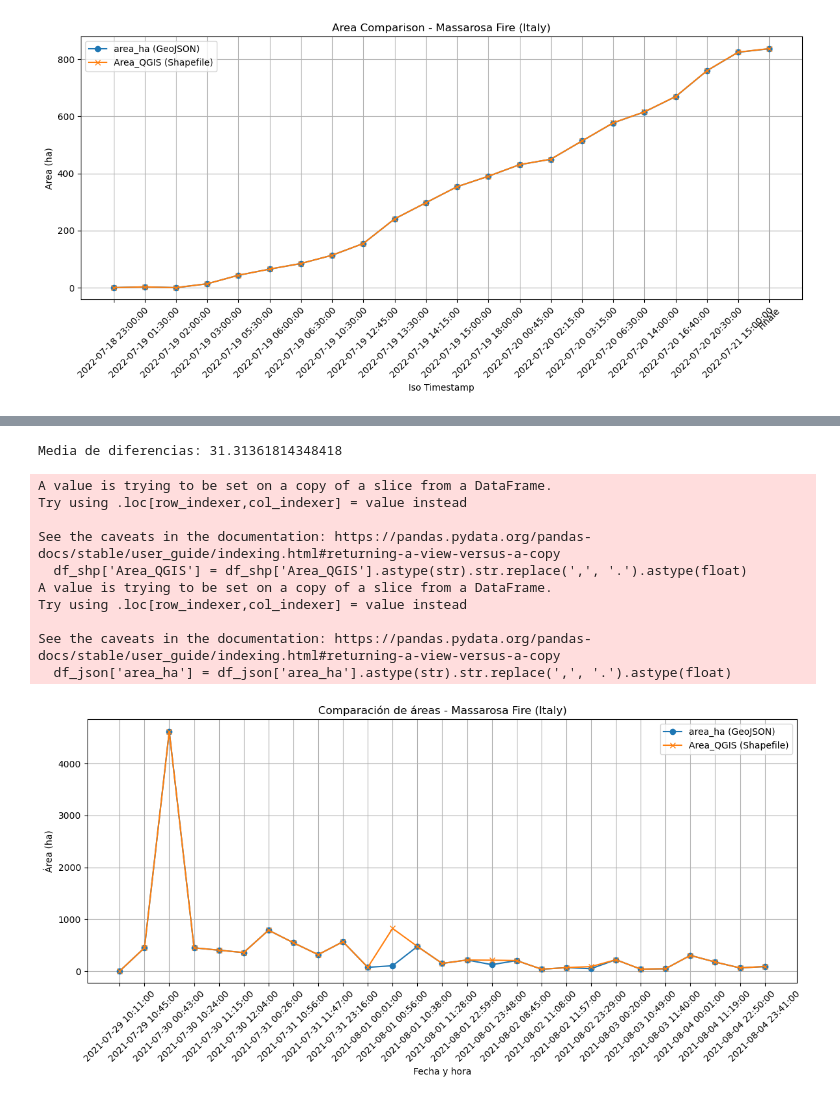
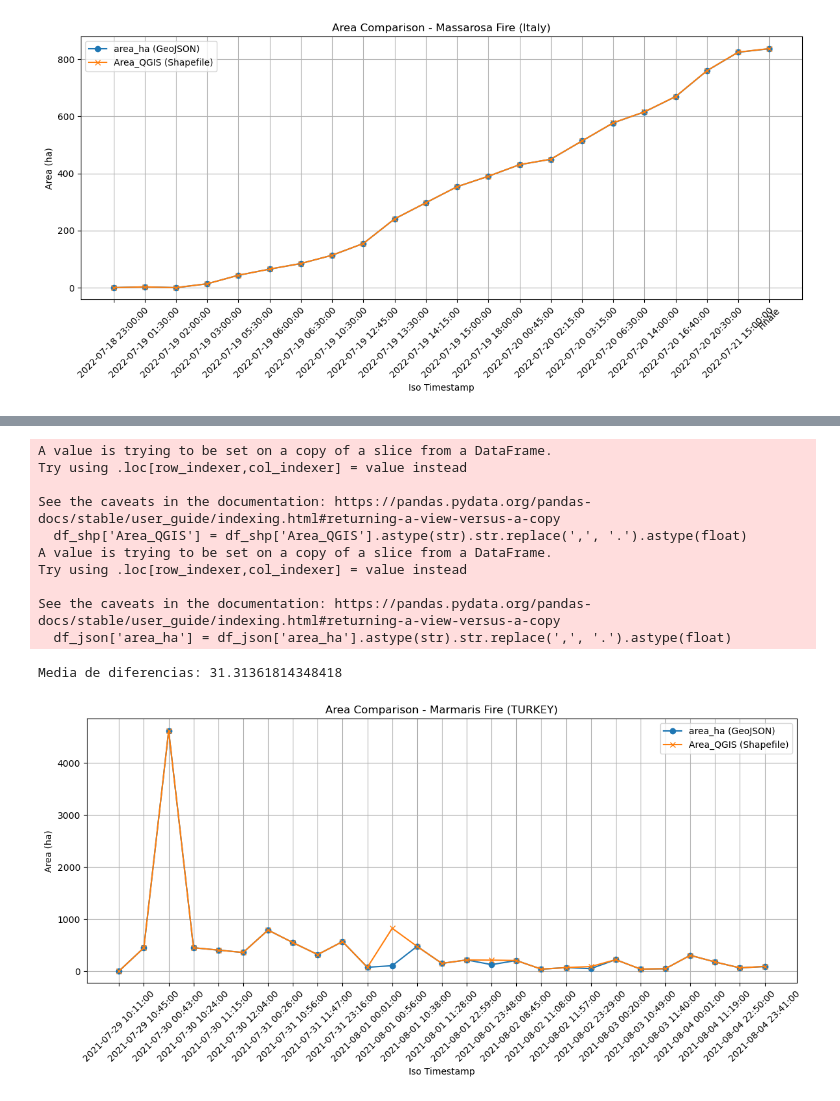
Before and after one commit to PAULA-OLI/Geo_Data_NERO, a Jupyter notebook: Mean_Area_Difference.ipynb, the cells around one changed output, grey strips where cells are left out. Cells and saved outputs as stored; diff of their text form; code cells hidden in the pictures.

Commit message:
Still working on graphs

```diff
--- a/Mean_Area_Difference.ipynb
+++ b/Mean_Area_Difference.ipynb
@@ -254,45 +326,45 @@ df_json = df_json.drop_duplicates(['iso_timestamp', 'area_ha'])
 
 
 # Hacer merge por fecha/hora
 df_merged = pd.merge(df_shp_grouped, df_json_grouped, left_on='date_hour', right_on='iso_timestamp', how='inner')
 
 # Calcular diferencia y media
 df_merged['diferencia'] = df_merged['Area_QGIS'] - df_merged['area_ha']
 media_diferencias = df_merged['diferencia'].mean()
 print("Media de diferencias:", media_diferencias)
 
 # Ordenar por fecha
 df_merged = df_merged.sort_values(by='date_hour')
 
 # Graficar
 plt.figure(figsize=(12,6))
 posiciones = list(range(len(df_merged)))
 
 plt.plot(posiciones, df_merged['area_ha'], marker='o', label='area_ha (GeoJSON)')
 plt.plot(posiciones, df_merged['Area_QGIS'], marker='x', label='Area_QGIS (Shapefile)')
 
-plt.xlabel('Fecha y hora')
-plt.ylabel('Área (ha)')
-plt.title('Comparación de áreas - Massarosa Fire (Italy)')
+plt.xlabel('Iso Timestamp')
+plt.ylabel('Area (ha)')
+plt.title('Area Comparison - Marmaris Fire (TURKEY)')
 plt.legend()
 plt.grid()
 
 # Mostrar fechas como etiquetas equiespaciadas en eje X
 fechas = df_merged['date_hour'].dt.strftime('%Y-%m-%d %H:%M:%S').tolist()
 plt.xticks(ticks=posiciones, labels=fechas, rotation=45)
 
 plt.tight_layout()
 plt.show()
 # %% [output]
-Media de diferencias: 31.31361814348418
+A value is trying to be set on a copy of a slice from a DataFrame.
+Try using .loc[row_indexer,col_indexer] = value instead
+
+See the caveats in the documentation: https://pandas.pydata.org/pandas-docs/stable/user_guide/indexing.html#returning-a-view-versus-a-copy
+  df_shp['Area_QGIS'] = df_shp['Area_QGIS'].astype(str).str.replace(',', '.').astype(float)
+A value is trying to be set on a copy of a slice from a DataFrame.
+Try using .loc[row_indexer,col_indexer] = value instead
+
+See the caveats in the documentation: https://pandas.pydata.org/pandas-docs/stable/user_guide/indexing.html#returning-a-view-versus-a-copy
+  df_json['area_ha'] = df_json['area_ha'].astype(str).str.replace(',', '.').astype(float)
-A value is trying to be set on a copy of a slice from a DataFrame.
-Try using .loc[row_indexer,col_indexer] = value instead
-
-See the caveats in the documentation: https://pandas.pydata.org/pandas-docs/stable/user_guide/indexing.html#returning-a-view-versus-a-copy
-  df_shp['Area_QGIS'] = df_shp['Area_QGIS'].astype(str).str.replace(',', '.').astype(float)
-A value is trying to be set on a copy of a slice from a DataFrame.
-Try using .loc[row_indexer,col_indexer] = value instead
-
-See the caveats in the documentation: https://pandas.pydata.org/pandas-docs/stable/user_guide/indexing.html#returning-a-view-versus-a-copy
-  df_json['area_ha'] = df_json['area_ha'].astype(str).str.replace(',', '.').astype(float)
+Media de diferencias: 31.31361814348418
-[figure, old version]
+[figure, new version]
```
Also changed, not shown: parts of 9 cells of this notebook, 1 other file.
